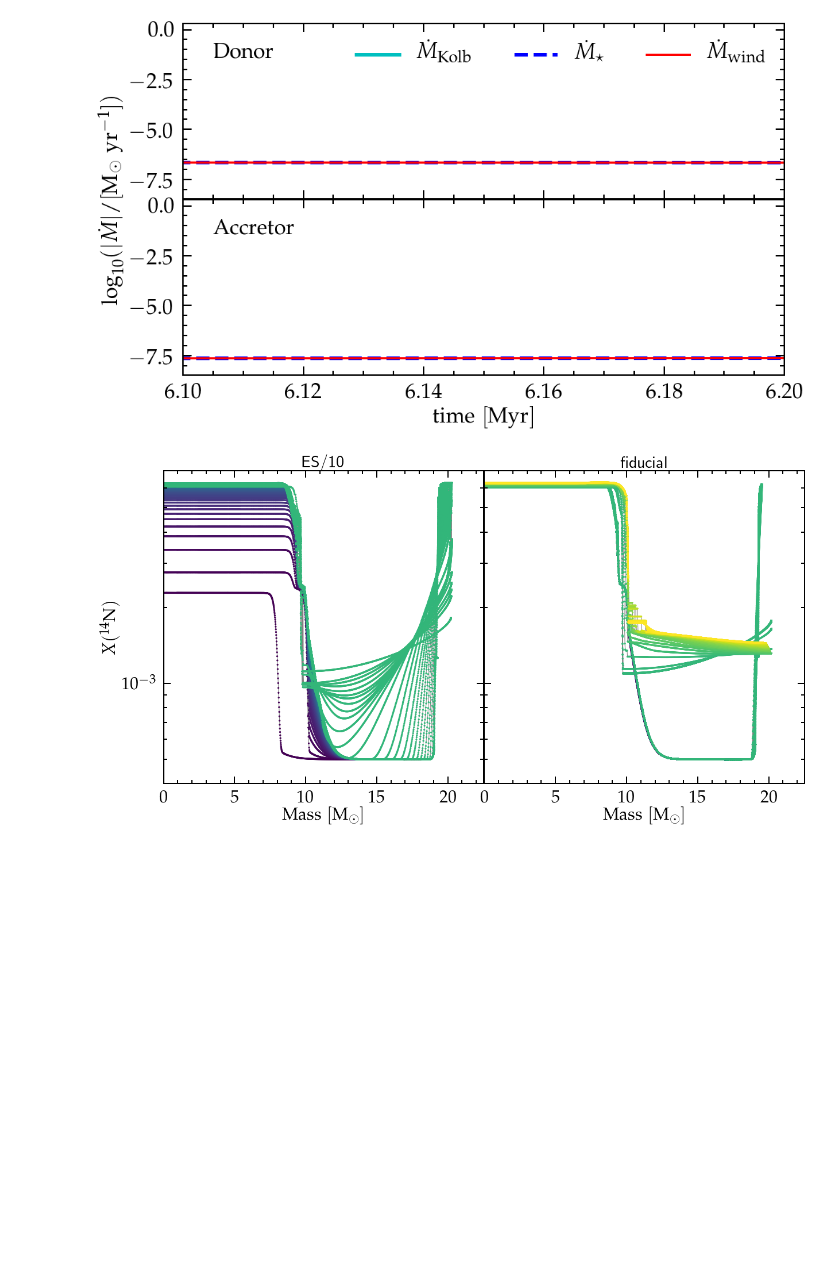
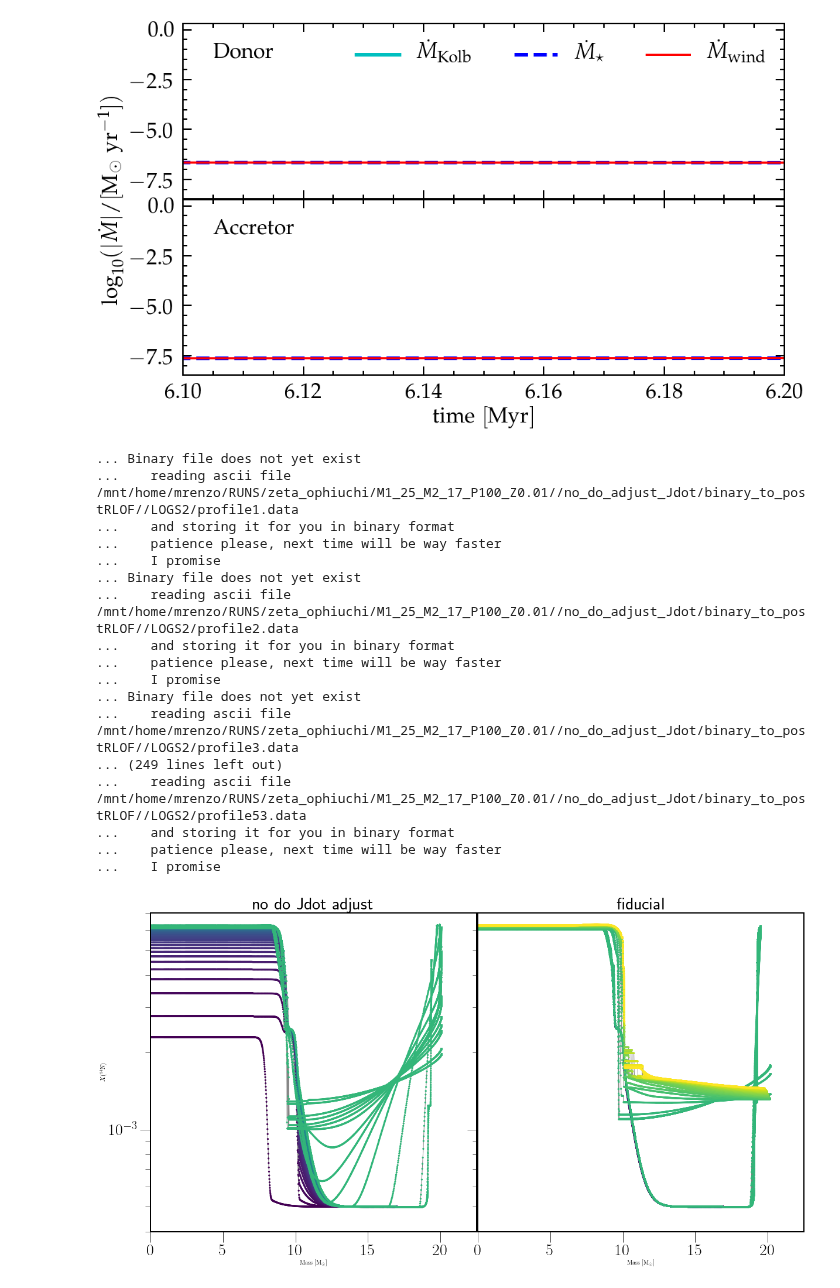
Before and after one commit to mathren/zeta_oph, a Jupyter notebook: notebooks/compare_two_runs.ipynb, the cells around one changed output. Saved outputs shown, nothing was run; the diff lists cells and outputs as text; code cells hidden in the pictures; blank space fills up the shorter version.

Commit message:
cf. no do_Jdot_accretions

```diff
--- a/notebooks/compare_two_runs.ipynb
+++ b/notebooks/compare_two_runs.ipynb
@@ -15,8 +15,9 @@ set_plotDefaults()
 # %% [output]
 done in plotDefaults.py
 # %%
-root_variation = "/mnt/home/mrenzo/RUNS/zeta_ophiuchi/M1_25_M2_17_P100_Z0.01/ES_10x_lower/binary_to_postRLOF/"
-root_fiducial = "/mnt/home/mrenzo/RUNS/zeta_ophiuchi/M1_25_M2_17_P100_Z0.01/re-run_exponential/binary_to_postRLOF"
+root = "/mnt/home/mrenzo/RUNS/zeta_ophiuchi/M1_25_M2_17_P100_Z0.01/"
+root_variation = root+"/no_do_adjust_Jdot/binary_to_postRLOF/"
+root_fiducial = root+"/re-run_exponential/binary_to_postRLOF"
 # %%
 fig = plt.figure()
 gs = gridspec.GridSpec(100, 100)
@@ -109,33 +124,50 @@ axes = [ax1, ax2]
 ax1.set_ylabel(r"$X(^{14}\mathrm{N})$")
 
 for ax in axes:
     ax.set_yscale('log')
     ax.set_ylim(ymax=7e-3, ymin=4e-4)
     # ax.set_facecolor('#d8d8d8')
     ax.set_xlim(xmin=0, xmax=22.5)
     ax.set_xlabel(r"$\mathrm{Mass \ [M_\odot]}$")
 
 ax2.set_yticklabels([])
 
 folders = [
     root_variation+"/LOGS2/",
-    "/mnt/home/mrenzo/RUNS/zeta_ophiuchi/M1_25_M2_17_P100_Z0.01/re-run_exponential/binary_to_postRLOF/LOGS2/"]
+    root_fiducial+"/LOGS2/"]
 # root_fiducial+"/LOGS2/"]
-ax1.set_title("ES/10", size=30)
+ax1.set_title("no do Jdot adjust", size=30)
 ax2.set_title("fiducial", size=30)
 
 for folder in folders:
     ax = axes[folders.index(folder)]
     if folders.index(folder) == 0:
         profiles = sorted(glob.glob(folder+"/p*data"), key=get_age_from_profile)
     else:
         profiles = sorted(glob.glob(folder+"/p*data")+glob.glob(folder+'../../accretor_to_TAMS/LOGS/p*.data'), key=get_age_from_profile)
     for profile in profiles:
         src, col = getSrcCol(profile)
         n = src[:, col.index("n14")]
         m = src[:, col.index("mass")]
         age = get_age_from_profile(profile)
         ax.plot(m, n, c='#808080', lw=1, zorder=0)
         p = ax.scatter(m,n, c=[age]*len(n), s=5, vmin=0, vmax=11, rasterized=True)
 # %% [output]
+... Binary file does not yet exist
+...    reading ascii file  /mnt/home/mrenzo/RUNS/zeta_ophiuchi/M1_25_M2_17_P100_Z0.01//no_do_adjust_Jdot/binary_to_postRLOF//LOGS2/profile1.data
+...    and storing it for you in binary format
+...    patience please, next time will be way faster
+...    I promise
+... Binary file does not yet exist
+...    reading ascii file  /mnt/home/mrenzo/RUNS/zeta_ophiuchi/M1_25_M2_17_P100_Z0.01//no_do_adjust_Jdot/binary_to_postRLOF//LOGS2/profile2.data
+...    and storing it for you in binary format
+...    patience please, next time will be way faster
+...    I promise
+... Binary file does not yet exist
+...    reading ascii file  /mnt/home/mrenzo/RUNS/zeta_ophiuchi/M1_25_M2_17_P100_Z0.01//no_do_adjust_Jdot/binary_to_postRLOF//LOGS2/profile3.data
+... (249 lines left out)
+...    reading ascii file  /mnt/home/mrenzo/RUNS/zeta_ophiuchi/M1_25_M2_17_P100_Z0.01//no_do_adjust_Jdot/binary_to_postRLOF//LOGS2/profile53.data
+...    and storing it for you in binary format
+...    patience please, next time will be way faster
+...    I promise
-[figure, old version]
+[figure, new version]
```
Also changed, not shown: parts of 2 cells of this notebook.
